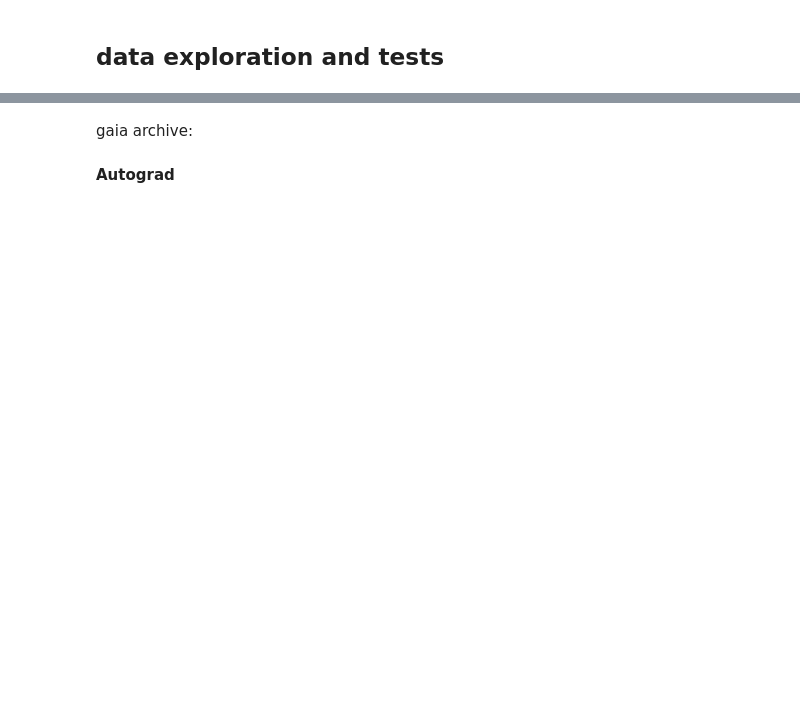
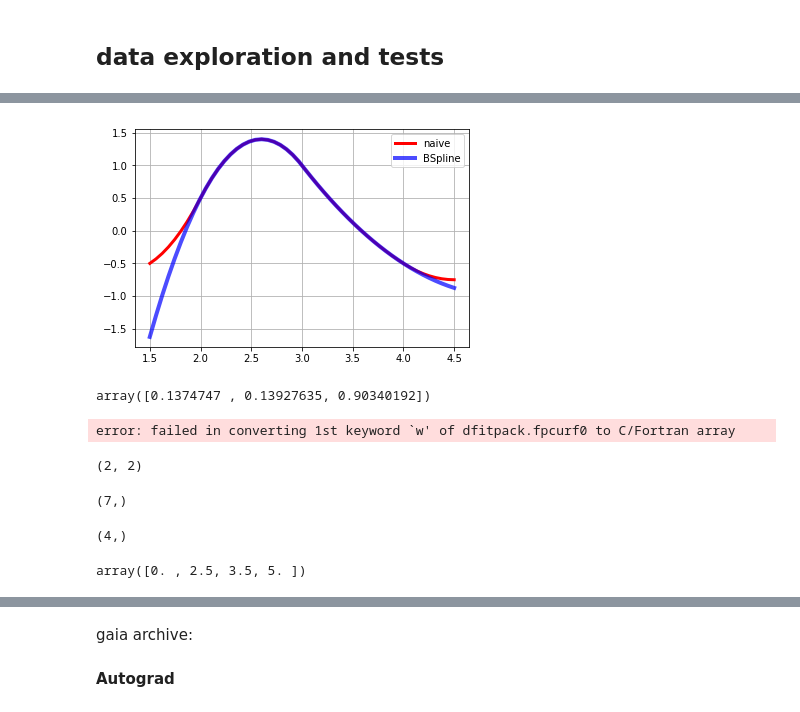
Before and after one commit to bombrun/GaiaLab, a Jupyter notebook: notebooks/3-luca-tests.ipynb, the cells around one changed output, grey strips where cells are left out. Drawn from its saved outputs; the diff is of its cells as text; code cells hidden in the pictures; blank space fills up the shorter version.

```diff
--- a/notebooks/3-luca-tests.ipynb
+++ b/notebooks/3-luca-tests.ipynb
@@ -123,7 +133,3 @@ for t in my_observations:
 [-0.18733111  0.93923717 -0.28764664]
 [-0.18732348  0.93923607 -0.28765521]
 [-0.18732533  0.93923521 -0.28765682]
-# %%
-for t_L in my_observations:
-    print(gaia.func_attitude(t_L))
-gaia.func_attitude(my_observations[0]).w
@@ -519,3 +454,46 @@ def deBoor(k, x, t, c, p):
             alpha = (x - t[j+k-p]) / (t[j+1+k-r] - t[j+k-p])
             d[j] = (1.0 - alpha) * d[j-1] + alpha * d[j]
     return d[p]
+# %%
+def B(x, k, i, t):
+    if k == 0:
+        return 1.0 if t[i] <= x < t[i+1] else 0.0
+    if t[i+k] == t[i]:
+        c1 = 0.0
+    else:
+        c1 = (x - t[i])/(t[i+k] - t[i]) * B(x, k-1, i, t)
+    if t[i+k+1] == t[i+1]:
+        c2 = 0.0
+    else:
+        c2 = (t[i+k+1] - x)/(t[i+k+1] - t[i+1]) * B(x, k-1, i+1, t)
+    return c1 + c2
+
+def bspline(x, t, c, k):
+    n = len(t) - k - 1
+    assert (n >= k+1) and (len(c) >= n)
+    return sum(c[i] * B(x, k, i, t) for i in range(n))
+# %%
+from scipy.interpolate import BSpline
+k = 2
+t = [0, 1, 2, 3, 4, 5, 6]
+c = [-1, 2, 0, -1]
+spl = BSpline(t, c, k)
+spl(2.5)
+
+bspline(2.5, t, c, k)
+
+import matplotlib.pyplot as plt
+fig, ax = plt.subplots()
+xx = np.linspace(1.5, 4.5, 50)
+ax.plot(xx, [bspline(x, t, c ,k) for x in xx], 'r-', lw=3, label='naive')
+ax.plot(xx, spl(xx), 'b-', lw=4, alpha=0.7, label='BSpline')
+ax.grid(True)
+ax.legend(loc='best')
+plt.show()
+# %% [output]
+[figure, added]
+# %%
+a = np.sort(np.random.rand(3))
+a
+# %% [output]
+array([0.1374747 , 0.13927635, 0.90340192])
@@ -521,0 +510,14 @@ def deBoor(k, x, t, c, p):
+# %%
+from scipy.interpolate import splrep
+from scipy.interpolate import splev
+from scipy.interpolate import InterpolatedUnivariateSpline
+from scipy.interpolate import BSpline
+
+x = [0, 1, 2, 3, 4, 4.5, 5]
+y = [3, 6, 5, 7, 9, 9, 1]
+
+k = 4
+my_spline = InterpolatedUnivariateSpline(x, y, k)
+my_spline
+# %% [output]
+error: failed in converting 1st keyword `w' of dfitpack.fpcurf0 to C/Fortran array
@@ -521,0 +541,17 @@ def deBoor(k, x, t, c, p):
+# %%
+a = [[0,1], [0,1]]
+np.array(a).shape
+# %% [output]
+(2, 2)
+# %%
+my_spline.get_coeffs().shape
+# %% [output]
+(7,)
+# %%
+my_spline.get_knots().shape
+# %% [output]
+(4,)
+# %%
+knots
+# %% [output]
+array([0. , 2.5, 3.5, 5. ])
```
Also changed, not shown: parts of 40 cells of this notebook, 9 other files.
